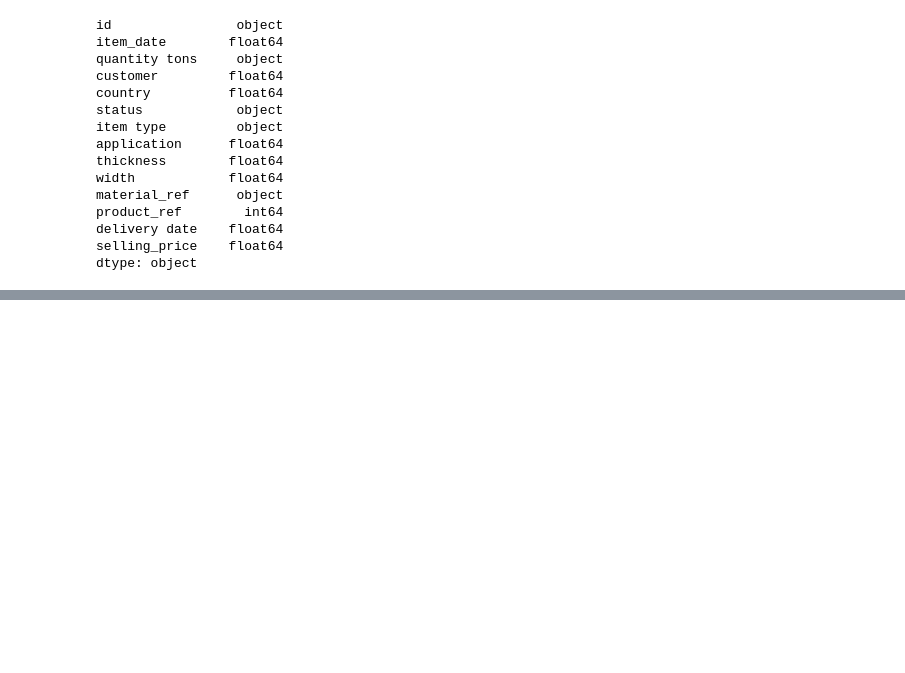
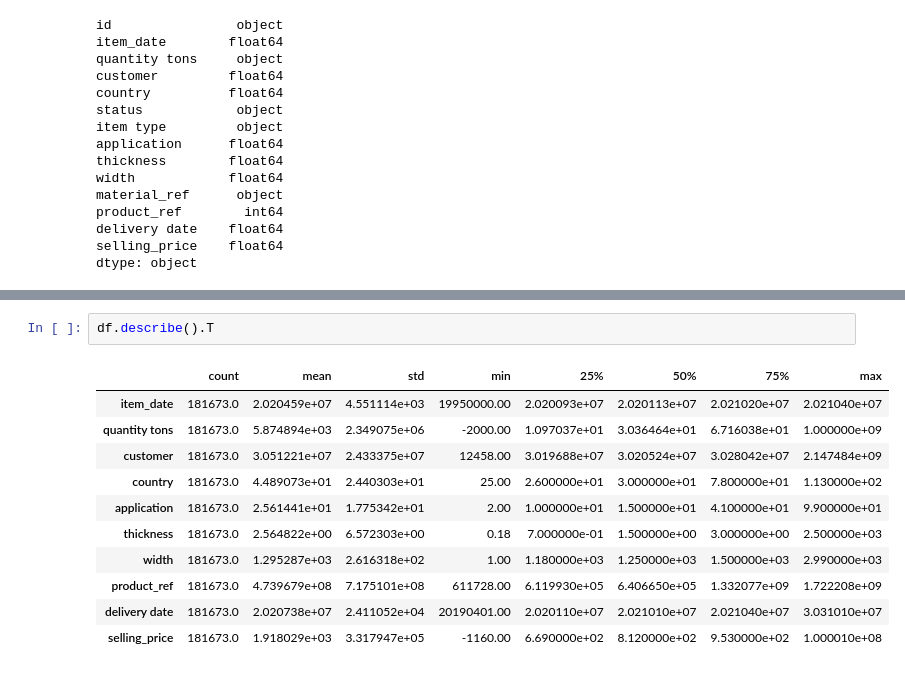
Before and after one commit to MouliBai/Industrial-Copper-Modeling, a Jupyter notebook: main.ipynb, the cells around one changed output, grey strips where cells are left out. Drawn from its saved outputs; the diff is of its cells as text; blank space fills up the shorter version.

```diff
--- a/main.ipynb
+++ b/main.ipynb
@@ -56,0 +227,14 @@ dtype: object
+# %%
+df.describe().T
+# %% [output]
+|  | count | mean | std | min | 25% | 50% | 75% | max |
+| item_date | 181673.0 | 2.020459e+07 | 4.551114e+03 | 19950000.00 | 2.020093e+07 | 2.020113e+07 | 2.021020e+07 | 2.021040e+07 |
+| quantity tons | 181673.0 | 5.874894e+03 | 2.349075e+06 | -2000.00 | 1.097037e+01 | 3.036464e+01 | 6.716038e+01 | 1.000000e+09 |
+| customer | 181673.0 | 3.051221e+07 | 2.433375e+07 | 12458.00 | 3.019688e+07 | 3.020524e+07 | 3.028042e+07 | 2.147484e+09 |
+| country | 181673.0 | 4.489073e+01 | 2.440303e+01 | 25.00 | 2.600000e+01 | 3.000000e+01 | 7.800000e+01 | 1.130000e+02 |
+| application | 181673.0 | 2.561441e+01 | 1.775342e+01 | 2.00 | 1.000000e+01 | 1.500000e+01 | 4.100000e+01 | 9.900000e+01 |
+| thickness | 181673.0 | 2.564822e+00 | 6.572303e+00 | 0.18 | 7.000000e-01 | 1.500000e+00 | 3.000000e+00 | 2.500000e+03 |
+| width | 181673.0 | 1.295287e+03 | 2.616318e+02 | 1.00 | 1.180000e+03 | 1.250000e+03 | 1.500000e+03 | 2.990000e+03 |
+| product_ref | 181673.0 | 4.739679e+08 | 7.175101e+08 | 611728.00 | 6.119930e+05 | 6.406650e+05 | 1.332077e+09 | 1.722208e+09 |
+| delivery date | 181673.0 | 2.020738e+07 | 2.411052e+04 | 20190401.00 | 2.020110e+07 | 2.021010e+07 | 2.021040e+07 | 3.031010e+07 |
+| selling_price | 181673.0 | 1.918029e+03 | 3.317947e+05 | -1160.00 | 6.690000e+02 | 8.120000e+02 | 9.530000e+02 | 1.000010e+08 |
```
Also changed, not shown: parts of 18 cells of this notebook.
